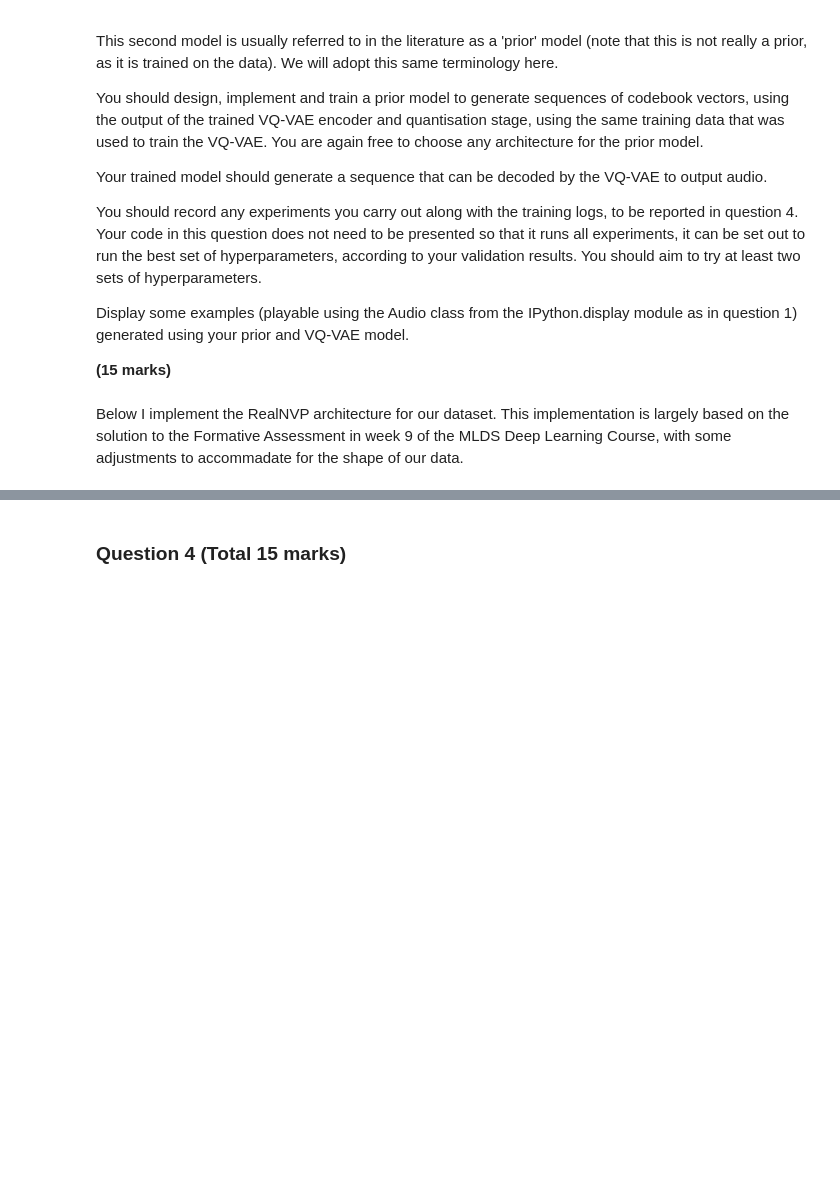
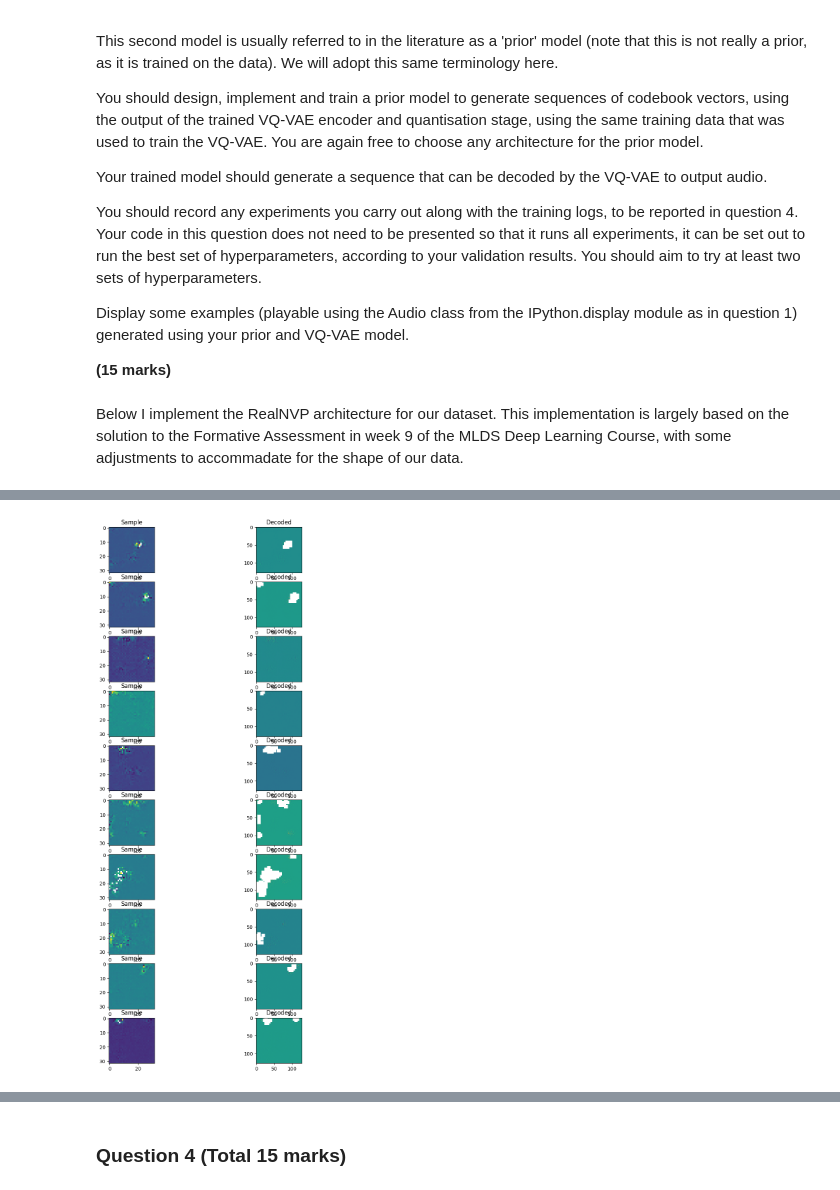
Before and after one commit to martinbatek/dl_final_project, a Jupyter notebook: Summative assessment 3.ipynb, the cells around one changed output, grey strips where cells are left out. Cells and saved outputs as stored; diff of their text form; code cells hidden in the pictures; blank space fills up the shorter version.

```diff
--- a/Summative assessment 3.ipynb
+++ b/Summative assessment 3.ipynb
@@ -2156,0 +2290,3 @@ array([[[[-0.54303664,  0.41527537, -1.4070333 , ...,  0.5796495 ,
+# %%
+# Build the RealNVP model architecture
+realnvp = RealNVPMultiScale(acl_block_1, acl_block_2, acl_block_3)
@@ -2156,0 +2315,10 @@ array([[[[-0.54303664,  0.41527537, -1.4070333 , ...,  0.5796495 ,
+# %%
+# Data pre-processing before passing through to model
+def get_preprocess_bijector(alpha):
+    # Added this in, since the spectrogram data is not on the 0-1 scale
+    sigmoid = tfpb.Sigmoid()
+    scale = tfpb.Scale(1 - 2*alpha)
+    shift = tfpb.Shift(alpha)
+    logit = tfpb.Invert(tfpb.Sigmoid())
+    return tfpb.Chain([logit, shift, scale, sigmoid])
+preprocess = get_preprocess_bijector(0.05)
@@ -2156,0 +2430,7 @@ array([[[[-0.54303664,  0.41527537, -1.4070333 , ...,  0.5796495 ,
+# %%
+# sample 10 outputs
+best_real_NVP_model = RealNVPModel(realnvp, preprocess)
+best_real_NVP_model.build((1,32,32,16))
+best_real_NVP_model.load_weights('model_checkpoints/q3b/model_6/epoch_40.weights.h5')
+
+samples = best_real_NVP_model.sample(10)
@@ -2156,0 +2442,15 @@ array([[[[-0.54303664,  0.41527537, -1.4070333 , ...,  0.5796495 ,
+# %%
+# Pass samples through decoder
+decoded = best_model.decoder(samples)
+# %%
+# For each sample, plot the sample and decoded output
+fig,ax = plt.subplots(nrows=10,ncols=2,figsize=(10,20))
+for i in range(10):
+    ax[i,0].imshow(samples[i,:,:,0].numpy())
+    ax[i,0].set_title('Sample')
+
+    ax[i,1].imshow(decoded[i,:,:,0].numpy())
+    ax[i,1].set_title('Decoded')
+plt.show()
+# %% [output]
+[figure, added]
```
Also changed, not shown: parts of 27 cells of this notebook, 41 other files.
